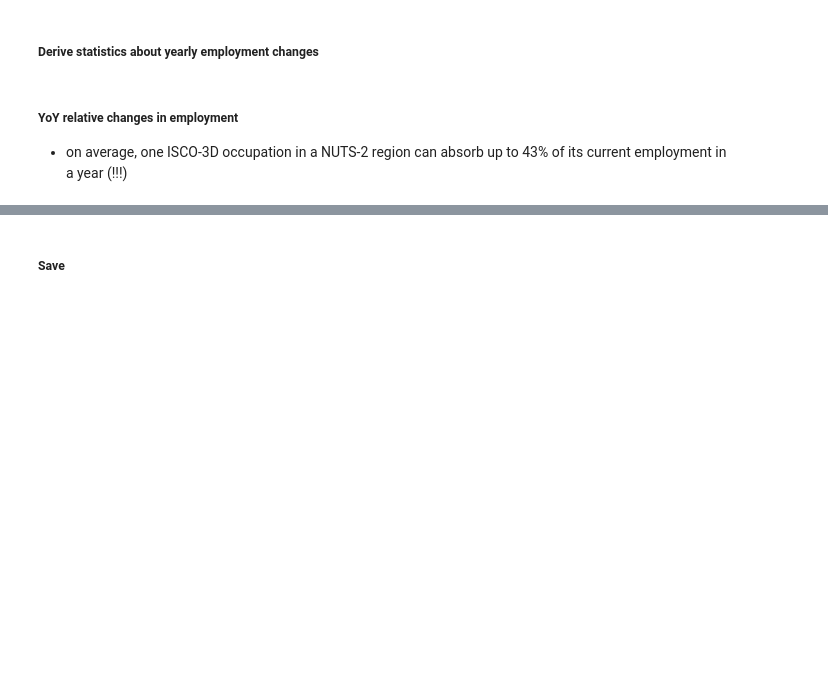
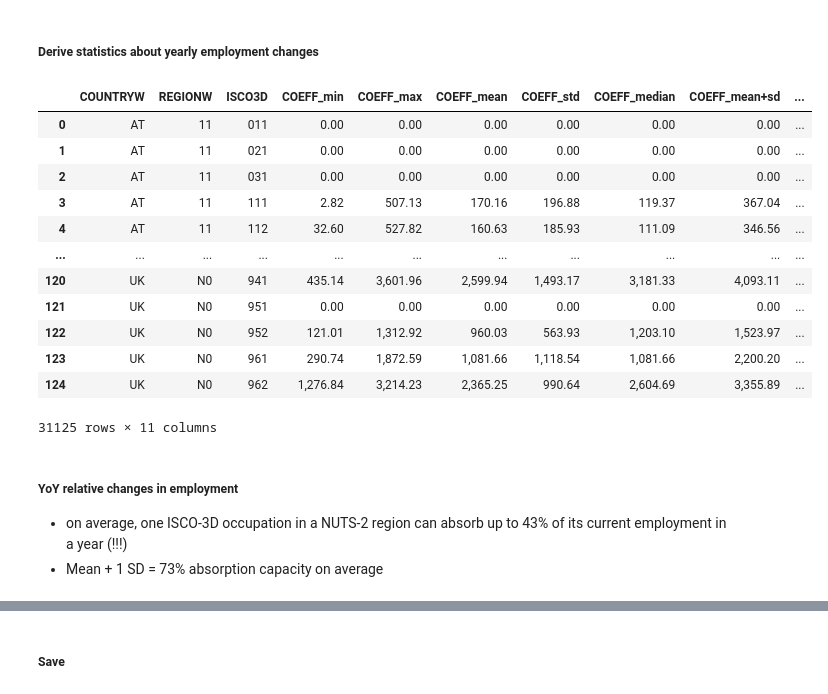
Before and after one commit to derpyninja/re4gt, a Jupyter notebook: notebooks/new/16-fz-lfs-derive-employment-fluctuations.ipynb, the cells around one changed output, grey strips where cells are left out. Drawn from its saved outputs; the diff is of its cells as text; code cells hidden in the pictures; blank space fills up the shorter version.

```diff
--- a/notebooks/new/16-fz-lfs-derive-employment-fluctuations.ipynb
+++ b/notebooks/new/16-fz-lfs-derive-employment-fluctuations.ipynb
@@ -143,11 +160,29 @@ fluctuations_over_time_YoY[fluctuations_over_time_YoY < 0] = np.nan
 fluctuations_stats_abs = fluctuations_over_time_YoY.reset_index().groupby(["COUNTRYW", "REGIONW", "ISCO3D"]).aggregate(agg_dict)
 fluctuations_stats_abs.columns = ['_'.join(col).strip() for col in fluctuations_stats_abs.columns.values]
 
+# add mean+sd variant
+fluctuations_stats_abs["COEFF_mean+sd"] = fluctuations_stats_abs["COEFF_mean"] + fluctuations_stats_abs["COEFF_std"]
+
+# add 2019 data as reference
+fluctuations_stats_abs["COEFF_2019"] = df_stacked_data_2019
+
+# fill nans with 0
+fluctuations_stats_abs = fluctuations_stats_abs.fillna(0)
+
 # calculate a relative variant
 fluctuations_stats_rel = fluctuations_stats_abs.copy(deep=True)
-fluctuations_stats_rel["COEFF_2019"] = df_stacked_data_2019
 for col in fluctuations_stats_rel.columns:
     fluctuations_stats_rel[col] = fluctuations_stats_rel[col].divide(fluctuations_stats_rel["COEFF_2019"])
 
-# add 2019 data as reference
-fluctuations_stats_abs["COEFF_2019"] = df_stacked_data_2019
+# create NUTS code
+fluctuations_stats_abs = fluctuations_stats_abs.reset_index()
+fluctuations_stats_rel = fluctuations_stats_rel.reset_index()
+
+fluctuations_stats_abs["NUTS_ID"] = fluctuations_stats_abs["COUNTRYW"] + fluctuations_stats_abs["REGIONW"]
+fluctuations_stats_rel["NUTS_ID"] = fluctuations_stats_rel["COUNTRYW"] + fluctuations_stats_rel["REGIONW"]
+
+# fluctuations_stats_abs = fluctuations_stats_abs.drop(columns=["COUNTRYW", "REGIONW"])
+# fluctuations_stats_rel = fluctuations_stats_rel.drop(columns=["COUNTRYW", "REGIONW"])
+#
+# fluctuations_stats_abs = fluctuations_stats_abs.set_index(["NUTS_ID", "ISCO3D"])
+# fluctuations_stats_rel = fluctuations_stats_rel.set_index(["NUTS_ID", "ISCO3D"])
@@ -158,5 +189,41 @@ fluctuations_stats_rel
+# %%
+# add zeros for missing isco groups
+dfs=[]
+occ_id_label_mapping = rp.get_occs()
+
+for id, df_group in fluctuations_stats_abs.groupby("NUTS_ID"):
+    df_group_new = df_group.merge(occ_id_label_mapping, left_on="ISCO3D", right_on="code", how="right")
+    df_group_new["NUTS_ID"] = df_group_new["NUTS_ID"].fillna(id)
+    df_group_new["COUNTRYW"] = df_group_new["COUNTRYW"].fillna(method="bfill")
+    df_group_new["REGIONW"] = df_group_new["REGIONW"].fillna(method="bfill")
+    df_group_new["ISCO3D"] = df_group_new["ISCO3D"].fillna(df_group_new["code"])
+    #df_group_new = df_group_new.fillna(method="bfill")
+    dfs.append(df_group_new)
+
+# fill with zeros
+fluctuations_stats_abs_padded = pd.concat(dfs).fillna(0)
+
+# drop cols
+fluctuations_stats_abs_padded = fluctuations_stats_abs_padded.drop(columns=["code", "conceptUri", "preferredLabel"])
+# %%
+fluctuations_stats_abs_padded
+# %% [output]
+|  | COUNTRYW | REGIONW | ISCO3D | COEFF_min | COEFF_max | COEFF_mean | COEFF_std | COEFF_median | COEFF_mean+sd | ... |
+| 0 | AT | 11 | 011 | 0.00 | 0.00 | 0.00 | 0.00 | 0.00 | 0.00 | ... |
+| 1 | AT | 11 | 021 | 0.00 | 0.00 | 0.00 | 0.00 | 0.00 | 0.00 | ... |
+| 2 | AT | 11 | 031 | 0.00 | 0.00 | 0.00 | 0.00 | 0.00 | 0.00 | ... |
+| 3 | AT | 11 | 111 | 2.82 | 507.13 | 170.16 | 196.88 | 119.37 | 367.04 | ... |
+| 4 | AT | 11 | 112 | 32.60 | 527.82 | 160.63 | 185.93 | 111.09 | 346.56 | ... |
+| ... | ... | ... | ... | ... | ... | ... | ... | ... | ... | ... |
+| 120 | UK | N0 | 941 | 435.14 | 3,601.96 | 2,599.94 | 1,493.17 | 3,181.33 | 4,093.11 | ... |
+| 121 | UK | N0 | 951 | 0.00 | 0.00 | 0.00 | 0.00 | 0.00 | 0.00 | ... |
+| 122 | UK | N0 | 952 | 121.01 | 1,312.92 | 960.03 | 563.93 | 1,203.10 | 1,523.97 | ... |
+| 123 | UK | N0 | 961 | 290.74 | 1,872.59 | 1,081.66 | 1,118.54 | 1,081.66 | 2,200.20 | ... |
+| 124 | UK | N0 | 962 | 1,276.84 | 3,214.23 | 2,365.25 | 990.64 | 2,604.69 | 3,355.89 | ... |
+31125 rows × 11 columns
 # %% [markdown]
 ##### YoY relative changes in employment
 - on average, one ISCO-3D occupation in a NUTS-2 region can absorb up to 43% of its current employment in a year (!!!)
+- Mean + 1 SD = 73% absorption capacity on average
 # %%
 fluctuations_stats_rel.dropna().describe()
```
Also changed, not shown: parts of 9 cells of this notebook, 2 other files.
